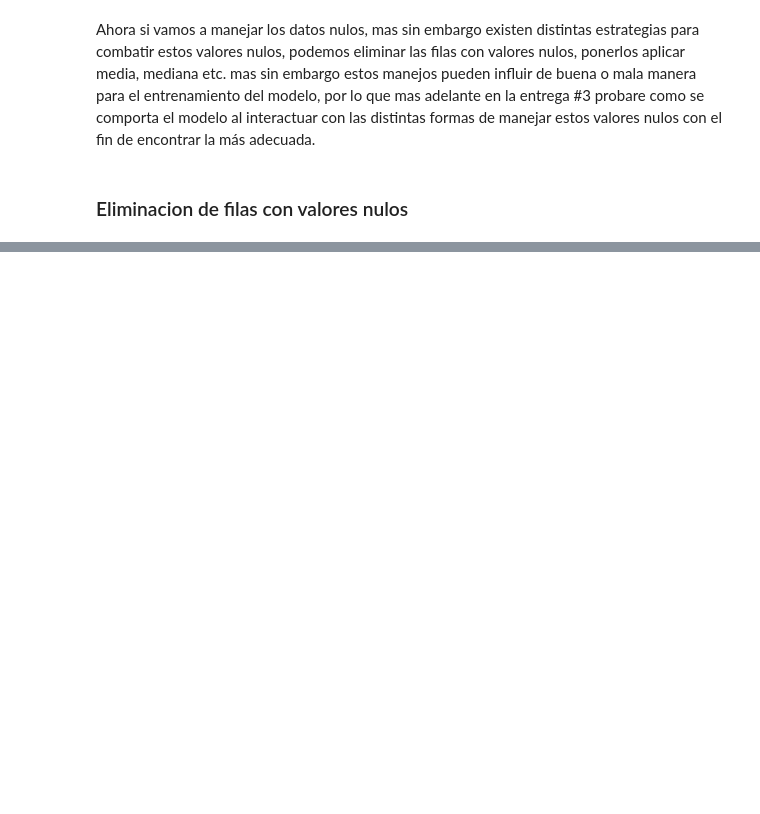
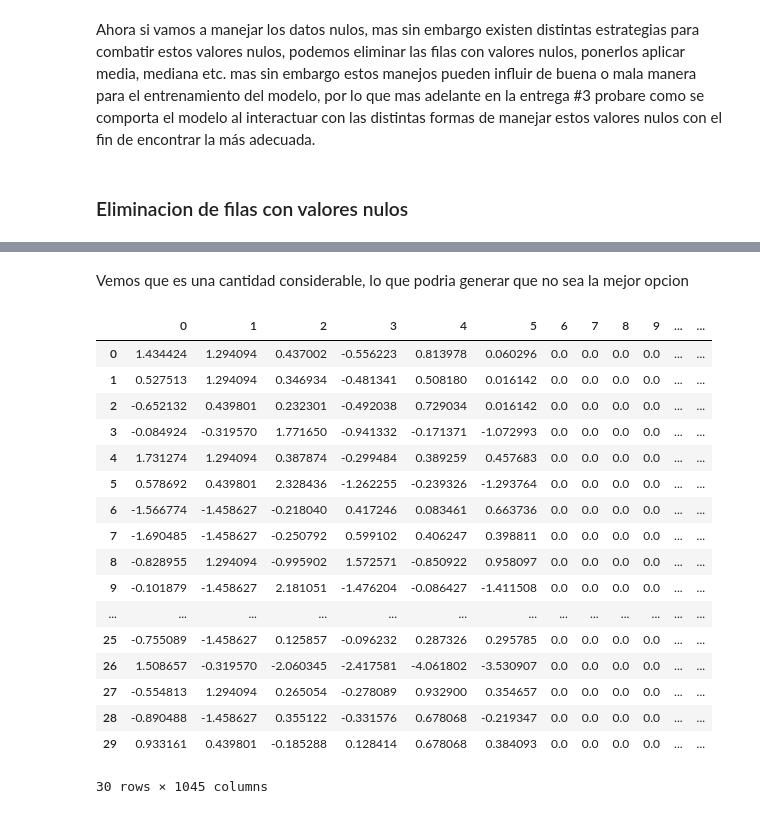
Before and after one commit to Lanza11/Kaggle_ai4eng_udea_2025-2, a Jupyter notebook: 02 - preprocesado.ipynb, the cells around one changed output, grey strips where cells are left out. Saved outputs shown, nothing was run; the diff lists cells and outputs as text; code cells hidden in the pictures; blank space fills up the shorter version.

```diff
--- a/02 - preprocesado.ipynb
+++ b/02 - preprocesado.ipynb
@@ -53,0 +144,47 @@ print("El número de filas eliminadas es:", len(z) - len(z_copy_delet_null))
+# %% [markdown]
+Vemos que es una cantidad considerable, lo que podria generar que no sea la mejor opcion
+# %%
+num_cols = z.select_dtypes(include=['int64', 'float64']).columns
+cat_cols = z.select_dtypes(include=['object']).columns
+# %%
+num_transformer = Pipeline(steps=[
+    ('imputer', SimpleImputer(strategy='median')),
+    ('scaler', StandardScaler())
+])
+
+cat_transformer = Pipeline(steps=[
+    ('imputer', SimpleImputer(strategy='most_frequent')),
+    ('encoder', OneHotEncoder(handle_unknown='ignore'))
+])
+# %%
+preprocessor = ColumnTransformer(
+    transformers=[
+        ('num', num_transformer, num_cols),
+        ('cat', cat_transformer, cat_cols)
+    ])
+
+z_preprocessed = preprocessor.fit_transform(z)
+# %%
+z_preprocessed = pd.DataFrame(z_preprocessed.toarray()
+  if hasattr(z_preprocessed, 'toarray')
+  else z_preprocessed)
+z_preprocessed.head(30)
+# %% [output]
+|  | 0 | 1 | 2 | 3 | 4 | 5 | 6 | 7 | 8 | 9 | ... | ... |
+| 0 | 1.434424 | 1.294094 | 0.437002 | -0.556223 | 0.813978 | 0.060296 | 0.0 | 0.0 | 0.0 | 0.0 | ... | ... |
+| 1 | 0.527513 | 1.294094 | 0.346934 | -0.481341 | 0.508180 | 0.016142 | 0.0 | 0.0 | 0.0 | 0.0 | ... | ... |
+| 2 | -0.652132 | 0.439801 | 0.232301 | -0.492038 | 0.729034 | 0.016142 | 0.0 | 0.0 | 0.0 | 0.0 | ... | ... |
+| 3 | -0.084924 | -0.319570 | 1.771650 | -0.941332 | -0.171371 | -1.072993 | 0.0 | 0.0 | 0.0 | 0.0 | ... | ... |
+| 4 | 1.731274 | 1.294094 | 0.387874 | -0.299484 | 0.389259 | 0.457683 | 0.0 | 0.0 | 0.0 | 0.0 | ... | ... |
+| 5 | 0.578692 | 0.439801 | 2.328436 | -1.262255 | -0.239326 | -1.293764 | 0.0 | 0.0 | 0.0 | 0.0 | ... | ... |
+| 6 | -1.566774 | -1.458627 | -0.218040 | 0.417246 | 0.083461 | 0.663736 | 0.0 | 0.0 | 0.0 | 0.0 | ... | ... |
+| 7 | -1.690485 | -1.458627 | -0.250792 | 0.599102 | 0.406247 | 0.398811 | 0.0 | 0.0 | 0.0 | 0.0 | ... | ... |
+| 8 | -0.828955 | 1.294094 | -0.995902 | 1.572571 | -0.850922 | 0.958097 | 0.0 | 0.0 | 0.0 | 0.0 | ... | ... |
+| 9 | -0.101879 | -1.458627 | 2.181051 | -1.476204 | -0.086427 | -1.411508 | 0.0 | 0.0 | 0.0 | 0.0 | ... | ... |
+| ... | ... | ... | ... | ... | ... | ... | ... | ... | ... | ... | ... | ... |
+| 25 | -0.755089 | -1.458627 | 0.125857 | -0.096232 | 0.287326 | 0.295785 | 0.0 | 0.0 | 0.0 | 0.0 | ... | ... |
+| 26 | 1.508657 | -0.319570 | -2.060345 | -2.417581 | -4.061802 | -3.530907 | 0.0 | 0.0 | 0.0 | 0.0 | ... | ... |
+| 27 | -0.554813 | 1.294094 | 0.265054 | -0.278089 | 0.932900 | 0.354657 | 0.0 | 0.0 | 0.0 | 0.0 | ... | ... |
+| 28 | -0.890488 | -1.458627 | 0.355122 | -0.331576 | 0.678068 | -0.219347 | 0.0 | 0.0 | 0.0 | 0.0 | ... | ... |
+| 29 | 0.933161 | 0.439801 | -0.185288 | 0.128414 | 0.678068 | 0.384093 | 0.0 | 0.0 | 0.0 | 0.0 | ... | ... |
+30 rows × 1045 columns
```
Also changed, not shown: parts of 6 cells of this notebook.
